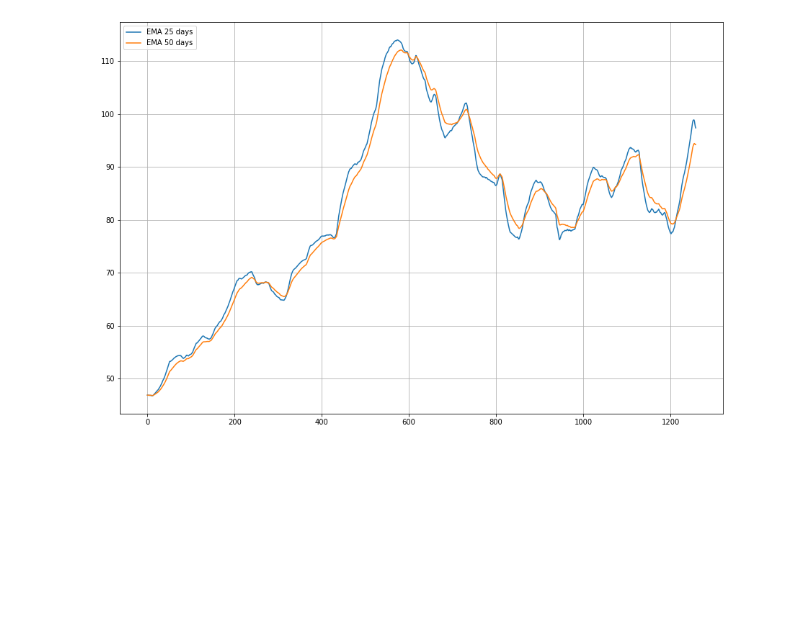
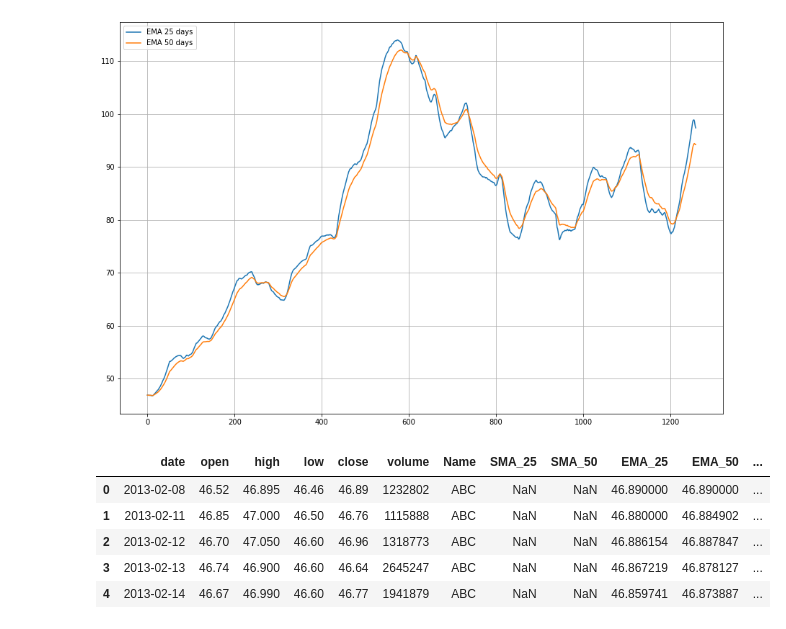
Before and after one commit to sjs253/Technical-Analysis-of-Stocks, a Jupyter notebook: Technical Analysis .ipynb, the cells around one changed output. Saved outputs shown, nothing was run; the diff lists cells and outputs as text; code cells hidden in the pictures; blank space fills up the shorter version.

```diff
--- a/Technical Analysis .ipynb
+++ b/Technical Analysis .ipynb
@@ -51,0 +54,9 @@ plt.show()
+# %%
+df.head()
+# %% [output]
+|  | date | open | high | low | close | volume | Name | SMA_25 | SMA_50 | EMA_25 | EMA_50 | ... |
+| 0 | 2013-02-08 | 46.52 | 46.895 | 46.46 | 46.89 | 1232802 | ABC | NaN | NaN | 46.890000 | 46.890000 | ... |
+| 1 | 2013-02-11 | 46.85 | 47.000 | 46.50 | 46.76 | 1115888 | ABC | NaN | NaN | 46.880000 | 46.884902 | ... |
+| 2 | 2013-02-12 | 46.70 | 47.050 | 46.60 | 46.96 | 1318773 | ABC | NaN | NaN | 46.886154 | 46.887847 | ... |
+| 3 | 2013-02-13 | 46.74 | 46.900 | 46.60 | 46.64 | 2645247 | ABC | NaN | NaN | 46.867219 | 46.878127 | ... |
+| 4 | 2013-02-14 | 46.67 | 46.990 | 46.60 | 46.77 | 1941879 | ABC | NaN | NaN | 46.859741 | 46.873887 | ... |
```
Also changed, not shown: parts of 3 cells of this notebook.
